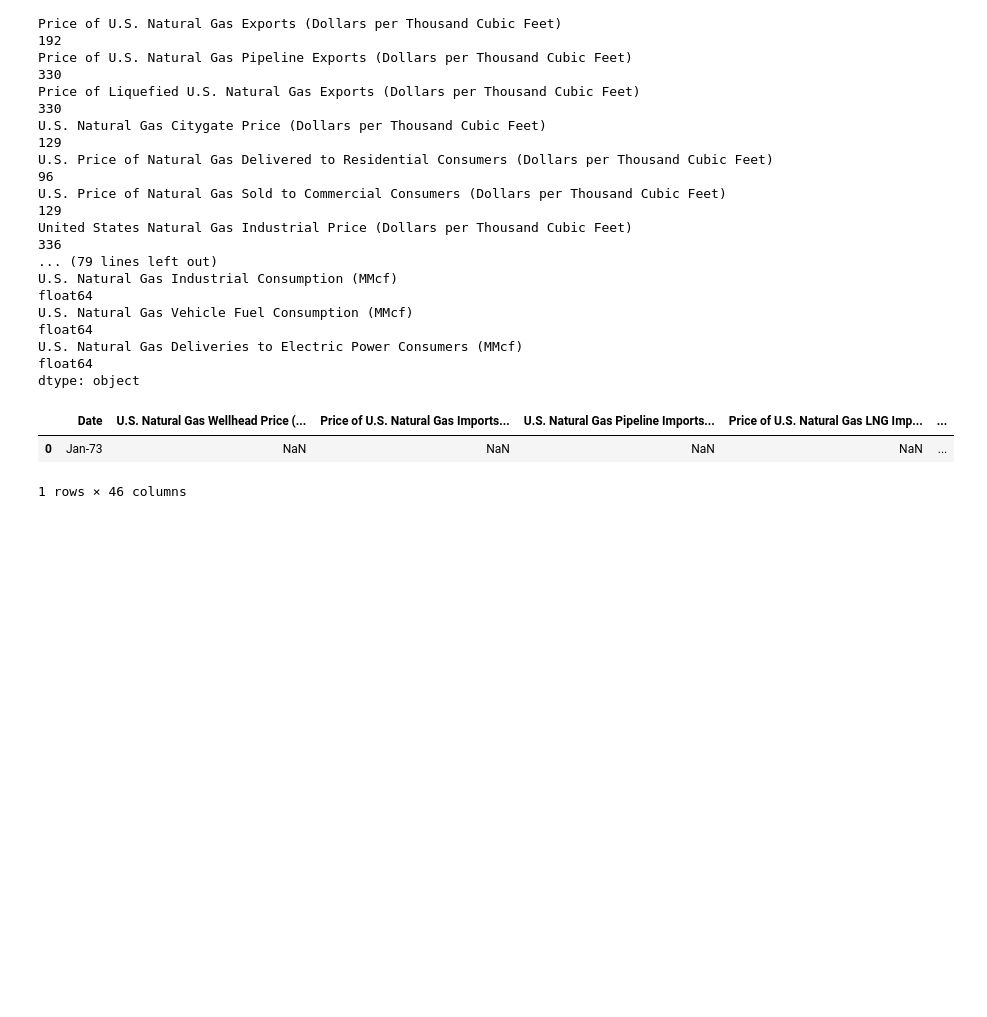
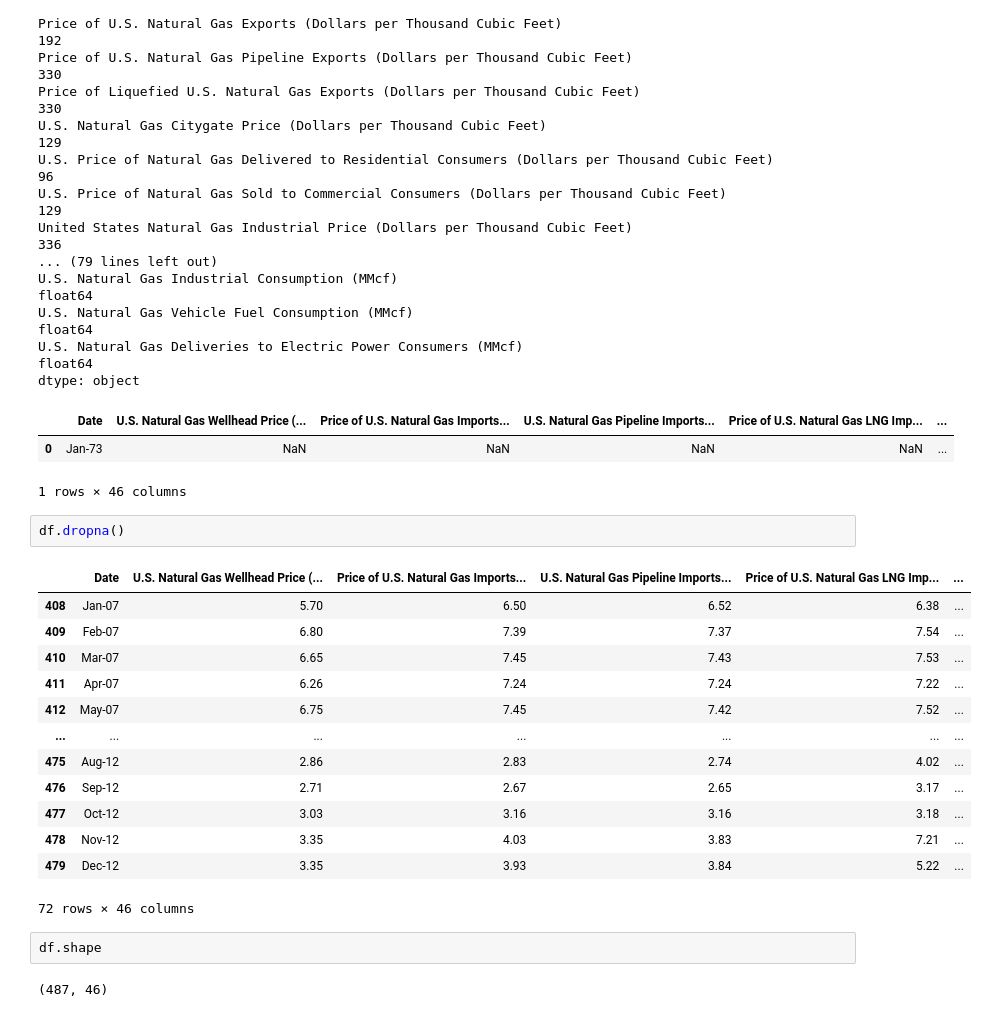
Before and after one commit to ArgentCode/DS201Final, a Jupyter notebook: Natural_Gas_Price_Analysis.ipynb, the cells around one changed output. Saved outputs shown, nothing was run; the diff lists cells and outputs as text; blank space fills up the shorter version.

```diff
--- a/Natural_Gas_Price_Analysis.ipynb
+++ b/Natural_Gas_Price_Analysis.ipynb
@@ -45,3 +45,23 @@ dtype: object
 |  | Date | U.S. Natural Gas Wellhead Price (... | Price of U.S. Natural Gas Imports... | U.S. Natural Gas Pipeline Imports... | Price of U.S. Natural Gas LNG Imp... | ... |
 | 0 | Jan-73 | NaN | NaN | NaN | NaN | ... |
 1 rows × 46 columns
+# %%
+df.dropna()
+# %% [output]
+|  | Date | U.S. Natural Gas Wellhead Price (... | Price of U.S. Natural Gas Imports... | U.S. Natural Gas Pipeline Imports... | Price of U.S. Natural Gas LNG Imp... | ... |
+| 408 | Jan-07 | 5.70 | 6.50 | 6.52 | 6.38 | ... |
+| 409 | Feb-07 | 6.80 | 7.39 | 7.37 | 7.54 | ... |
+| 410 | Mar-07 | 6.65 | 7.45 | 7.43 | 7.53 | ... |
+| 411 | Apr-07 | 6.26 | 7.24 | 7.24 | 7.22 | ... |
+| 412 | May-07 | 6.75 | 7.45 | 7.42 | 7.52 | ... |
+| ... | ... | ... | ... | ... | ... | ... |
+| 475 | Aug-12 | 2.86 | 2.83 | 2.74 | 4.02 | ... |
+| 476 | Sep-12 | 2.71 | 2.67 | 2.65 | 3.17 | ... |
+| 477 | Oct-12 | 3.03 | 3.16 | 3.16 | 3.18 | ... |
+| 478 | Nov-12 | 3.35 | 4.03 | 3.83 | 7.21 | ... |
+| 479 | Dec-12 | 3.35 | 3.93 | 3.84 | 5.22 | ... |
+72 rows × 46 columns
+# %%
+df.shape
+# %% [output]
+(487, 46)
```
Also changed, not shown: parts of 3 cells of this notebook, 1 other file.
